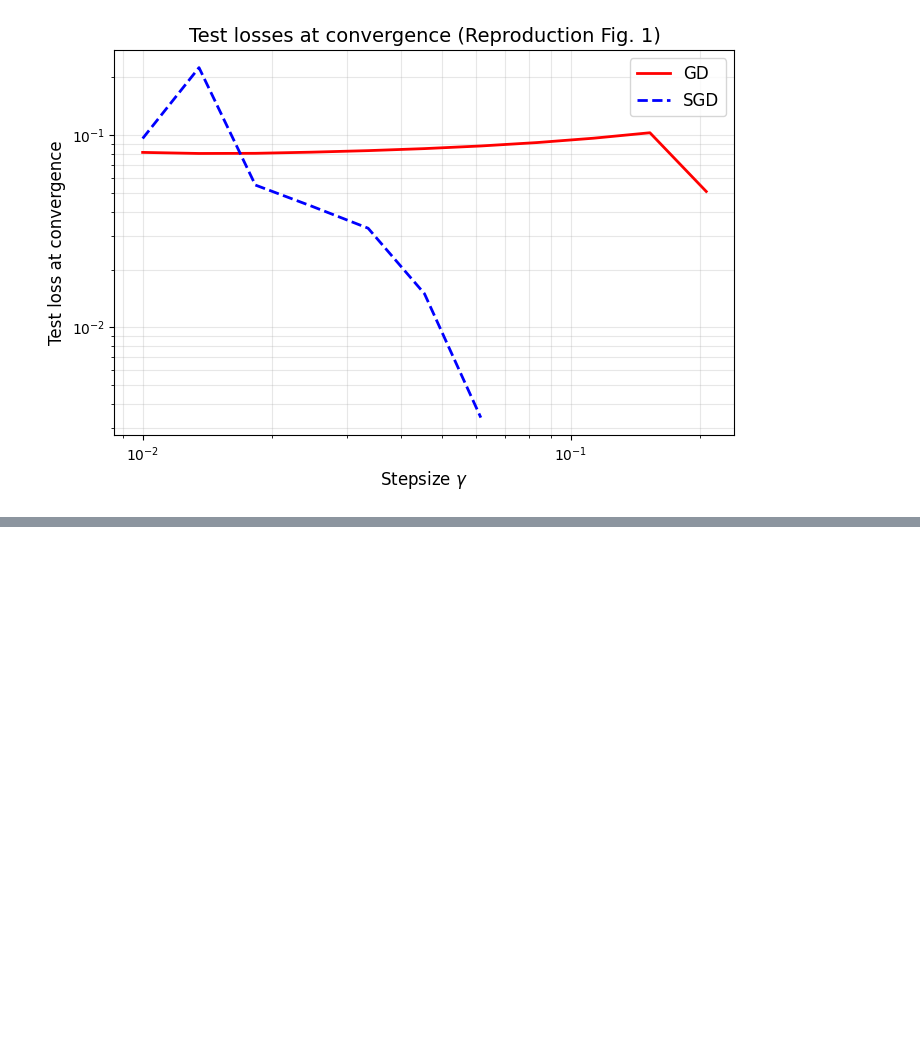
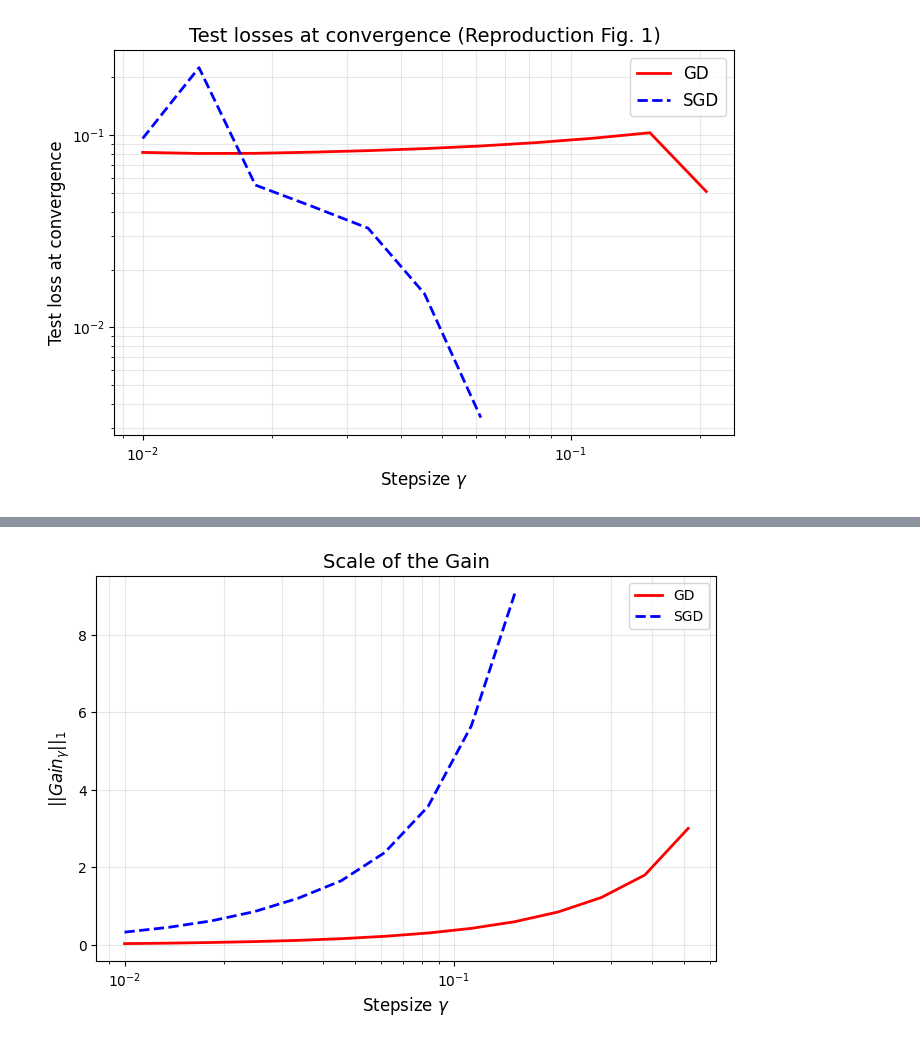
Before and after one commit to produit-scalaire/Projet_TDL, a Jupyter notebook: main.ipynb, the cells around one changed output, grey strips where cells are left out. Saved outputs shown, nothing was run; the diff lists cells and outputs as text; code cells hidden in the pictures; blank space fills up the shorter version.

```diff
--- a/main.ipynb
+++ b/main.ipynb
@@ -45,7 +45,7 @@ train_loader = torch.utils.data.DataLoader(train_dataset, batch_size=1, shuffle=
 # Initialisation de la classe du Diagonal Linear Net
 # %%
 class DLN(nn.Module):
-    def __init__(self, input_dim, output_dim, hidden_dim, alpha = 1.0, uniform = True):
+    def __init__(self, input_dim, output_dim, hidden_dim, alpha = 0.1, uniform = True):
         super(DLN, self).__init__()
         self.fc1 = nn.Linear(input_dim, hidden_dim)
         self.fc2 = nn.Linear(hidden_dim, output_dim)
@@ -176,0 +177,91 @@ plt.show()
+# %%
+n = 20
+d = 30
+k = 3
+alpha = 0.1
+
+X, y, w_star = generate_data(n, d, k)
+
+stepsizes = np.logspace(-2, 0.5, 20)
+# %%
+def compute_gain_scale(model, X, y, lr, epochs, mode='gd', batch_size=1, threshold=1e-5):
+    criterion = nn.MSELoss()
+    total_gain = torch.zeros(d, device=device)
+
+    if mode == 'gd':
+        data_loader = [(X, y)]
+    else:
+        dataset = torch.utils.data.TensorDataset(X, y)
+        data_loader = torch.utils.data.DataLoader(dataset, batch_size=batch_size, shuffle=True)
+
+    mask = torch.eye(d, device=device)
+    optimizer = optim.SGD(model.parameters(), lr=lr)
+
+    for epoch in range(epochs):
+        epoch_loss = 0
+        for batch_X, batch_y in data_loader:
+            optimizer.zero_grad()
+            output = model(batch_X)
+
+            # Loss for DLN is L(u \odot v)
+            loss = criterion(output, batch_y)
+            loss.backward()
+
+            # The gain depends on the gradient of the loss w.r.t the prediction parameter beta
+            # For quadratic loss: grad_beta = (1/|B|) * X_B^T * (X_B * beta - y_B)
+            with torch.no_grad():
+                # Extract beta from weights
+                w1 = model.fc1.weight.diag()
+                w2 = model.fc2.weight.flatten()
+                beta = w1 * w2
+
+                # Compute gradient w.r.t beta for the current batch
+                # Note: 1/n factor for MSE
+                grad_beta = (1.0 / batch_X.shape[0]) * (batch_X.t() @ (batch_X @ beta.unsqueeze(1) - batch_y)).flatten()
+
+                # q(x) = -0.5 * ln((1-x^2)^2)
+                x = lr * grad_beta
+                # Clamp to avoid log(0) at divergence threshold
+                q_val = -0.5 * torch.log((1 - x**2)**2 + 1e-10)
+                total_gain += q_val
+
+                # Apply mask to keep network diagonal
+                model.fc1.weight.grad *= mask
+
+            optimizer.step()
+            epoch_loss += loss.item()
+
+        if (epoch_loss / len(data_loader)) < threshold:
+            break
+
+    return torch.norm(total_gain, p=1).item()
+
+# Experiment parameters
+gain_scales_gd = []
+gain_scales_sgd = []
+
+print("Starting Gain Scale Experiment...")
+for lr in stepsizes:
+    # Scale for GD
+    model_gd = DLN(d, 1, d, alpha=alpha).to(device)
+    gain_gd = compute_gain_scale(model_gd, X, y, lr, epochs=5000, mode='gd')
+    gain_scales_gd.append(gain_gd)
+
+    # Scale for SGD
+    model_sgd = DLN(d, 1, d, alpha=alpha).to(device)
+    gain_sgd = compute_gain_scale(model_sgd, X, y, lr, epochs=5000, mode='sgd', batch_size=1)
+    gain_scales_sgd.append(gain_sgd)
+
+# Plotting
+plt.figure(figsize=(8, 5))
+plt.plot(stepsizes, gain_scales_gd, 'r-', label='GD', linewidth=2)
+plt.plot(stepsizes, gain_scales_sgd, 'b--', label='SGD', linewidth=2)
+
+plt.xscale('log')
+plt.xlabel('Stepsize $\gamma$', fontsize=12)
+plt.ylabel('$||Gain_{\gamma}||_1$', fontsize=12)
+plt.title('Scale of the Gain', fontsize=14)
+plt.legend()
+plt.grid(True, which="both", ls="-", alpha=0.3)
+plt.show()
+# %% [output]
@@ -176,0 +269 @@ plt.show()
+[figure, added]
```
Also changed, not shown: parts of 5 cells of this notebook.
